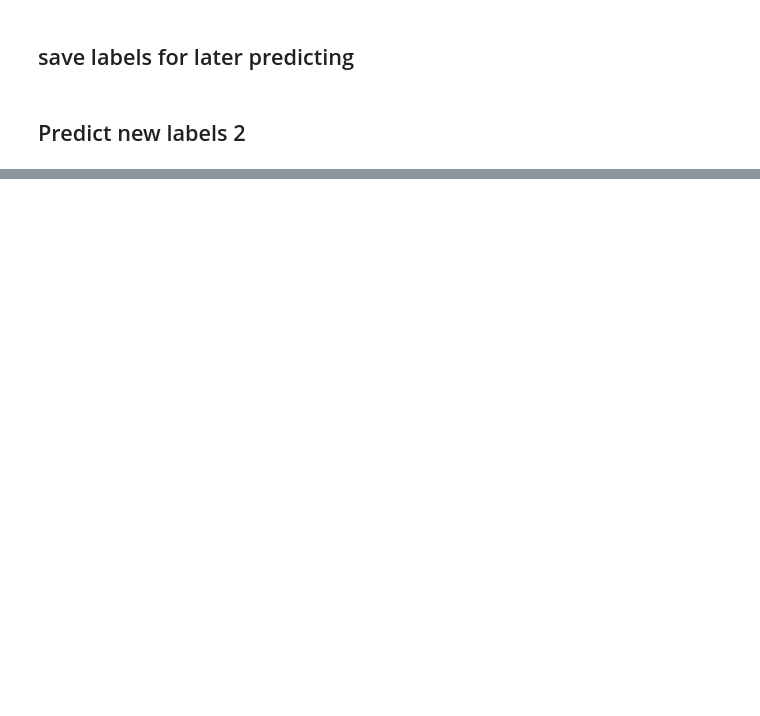
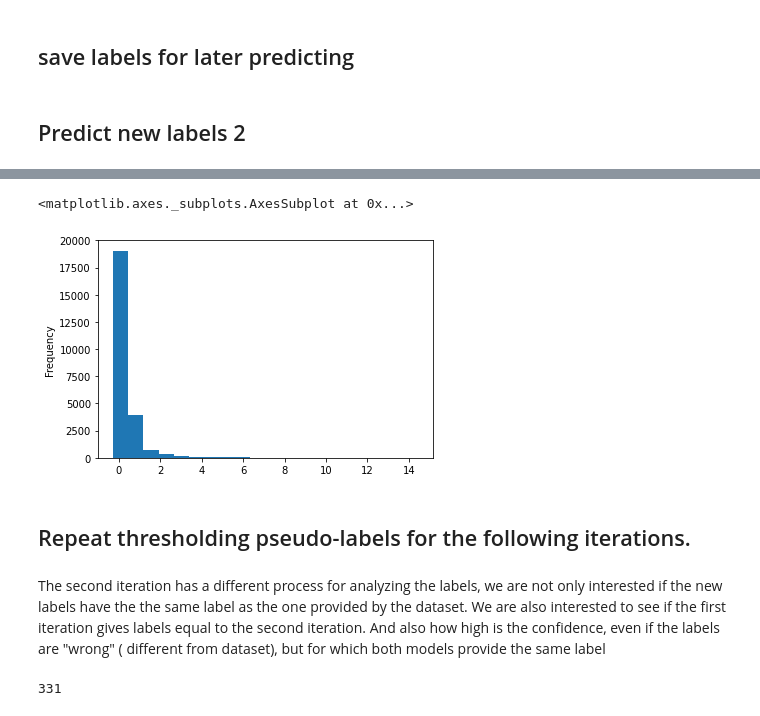
Before and after one commit to TruscaPetre/AAIT-Nosy-Missing-Labels, a Jupyter notebook: tutorial colab noisy labels.ipynb, the cells around one changed output, grey strips where cells are left out. Cells and saved outputs as stored; diff of their text form; code cells hidden in the pictures; blank space fills up the shorter version.

```diff
--- a/tutorial colab noisy labels.ipynb
+++ b/tutorial colab noisy labels.ipynb
@@ -1169,0 +1307,10 @@ path
+# %%
+print("the distribution of labels different from one dataset to another")
+predictions[predictions['existing_label'] != predictions['label_predicted']]['confidence'].plot.hist(bins = 20)
+# %% [output]
+<matplotlib.axes._subplots.AxesSubplot at 0x...>
+[figure, added]
+# %% [markdown]
+## Repeat thresholding pseudo-labels for the following iterations.
+# %% [markdown]
+The second iteration has a different process for analyzing the labels, we are not only interested if the new labels have the the same label as the one provided by the dataset. We are also interested to see if the first iteration gives labels equal to the second iteration. And also how high is the confidence, even if the labels are "wrong" ( different from dataset), but for which both models provide the same label
@@ -1169,0 +1329,4 @@ path
+# %%
+len(df_correct2)
+# %% [output]
+331
```
Also changed, not shown: parts of 71 cells of this notebook.
